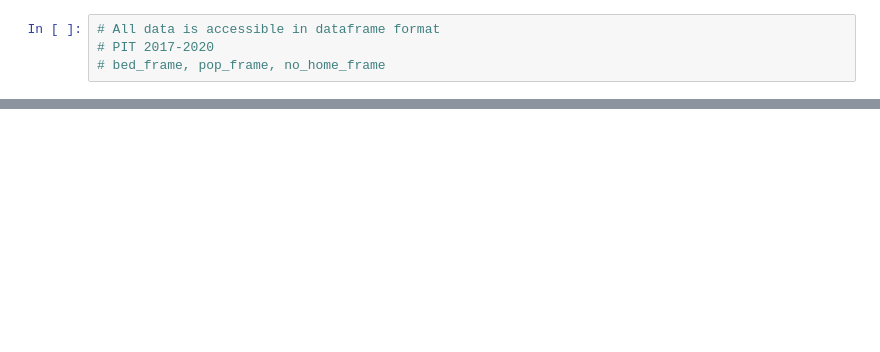
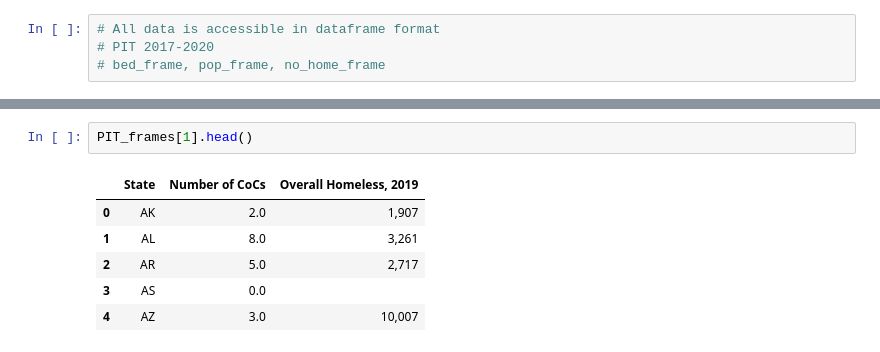
Before and after one commit to esther2897/project_one, a Jupyter notebook: Analysis.ipynb, the cells around one changed output, grey strips where cells are left out. Saved outputs shown, nothing was run; the diff lists cells and outputs as text; blank space fills up the shorter version.

```diff
--- a/Analysis.ipynb
+++ b/Analysis.ipynb
@@ -107,0 +122,9 @@ dataframes[8].head()
+# %%
+PIT_frames[1].head()
+# %% [output]
+|  | State | Number of CoCs | Overall Homeless, 2019 |
+| 0 | AK | 2.0 | 1,907 |
+| 1 | AL | 8.0 | 3,261 |
+| 2 | AR | 5.0 | 2,717 |
+| 3 | AS | 0.0 |  |
+| 4 | AZ | 3.0 | 10,007 |
```
Also changed, not shown: parts of 13 cells of this notebook, 3 other files.
